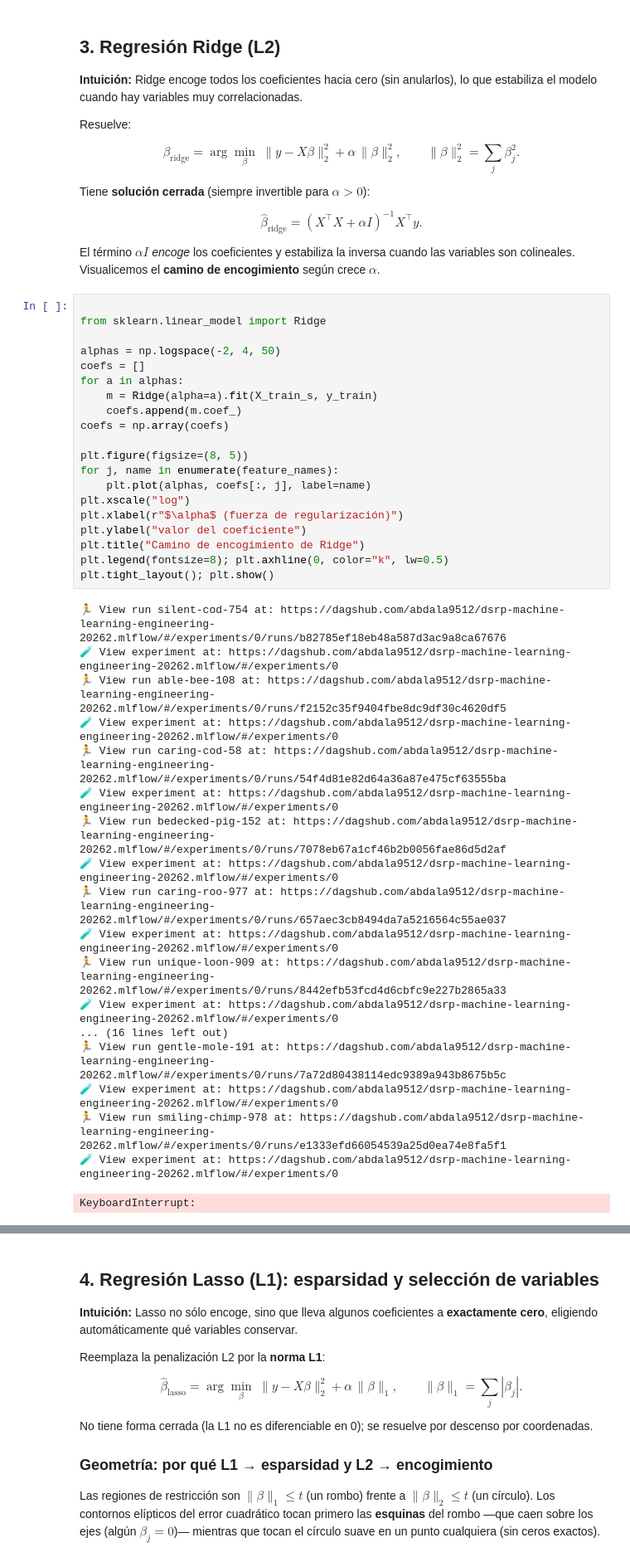
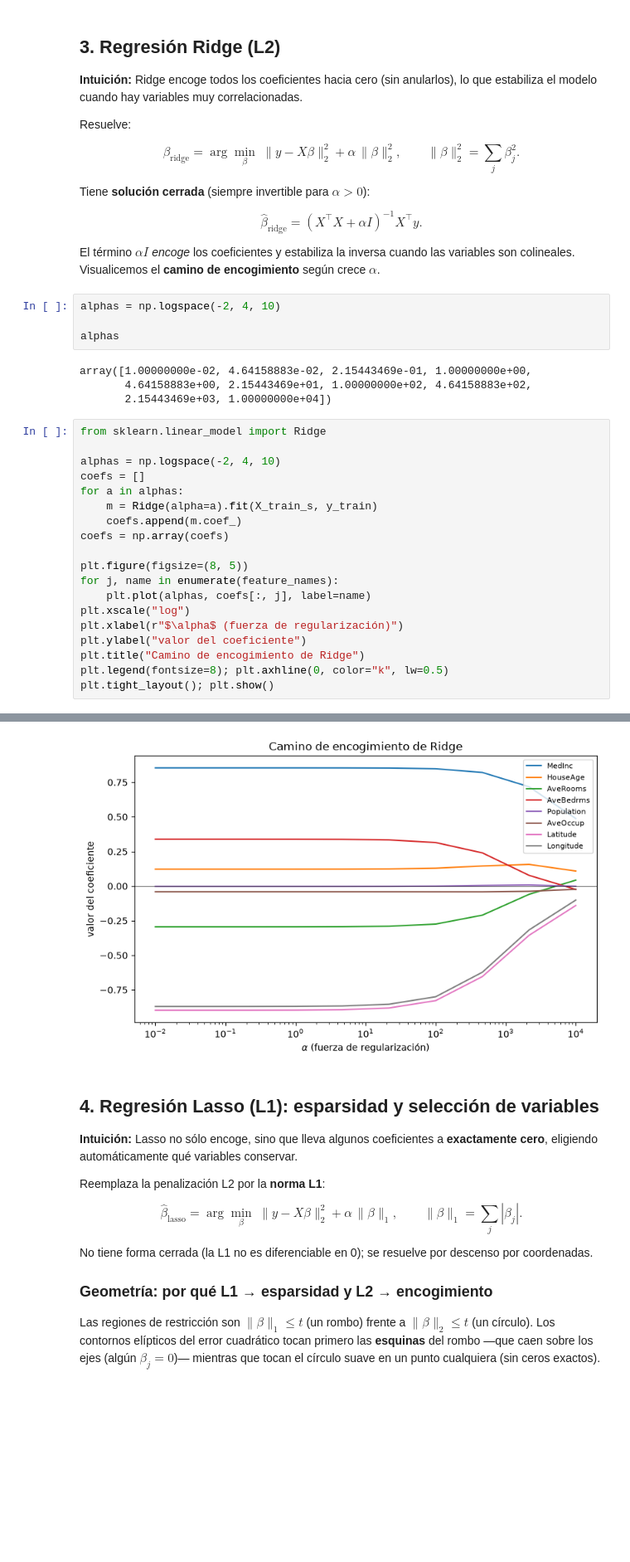
Before and after one commit to abdala9512/dsrp-machine-learning-engineering-20262, a Jupyter notebook: module2-advanced-ml/notebooks/01_regularization.ipynb, the cells around one changed output, grey strips where cells are left out. Shown at 83% size. Saved outputs shown, nothing was run; the diff lists cells and outputs as text; blank space fills up the shorter version.

```diff
--- a/module2-advanced-ml/notebooks/01_regularization.ipynb
+++ b/module2-advanced-ml/notebooks/01_regularization.ipynb
@@ -132,11 +134,18 @@ $$
 El término $\alpha I$ *encoge* los coeficientes y estabiliza la inversa cuando
 las variables son colineales. Visualicemos el **camino de encogimiento** según
 crece $\alpha$.
+# %%
+alphas = np.logspace(-2, 4, 10)
+
+alphas
+# %% [output]
+array([1.00000000e-02, 4.64158883e-02, 2.15443469e-01, 1.00000000e+00,
+       4.64158883e+00, 2.15443469e+01, 1.00000000e+02, 4.64158883e+02,
+       2.15443469e+03, 1.00000000e+04])
 # %%
-
 from sklearn.linear_model import Ridge
 
-alphas = np.logspace(-2, 4, 50)
+alphas = np.logspace(-2, 4, 10)
 coefs = []
 for a in alphas:
     m = Ridge(alpha=a).fit(X_train_s, y_train)
@@ -153,21 +162,3 @@ plt.title("Camino de encogimiento de Ridge")
 plt.legend(fontsize=8); plt.axhline(0, color="k", lw=0.5)
 plt.tight_layout(); plt.show()
 # %% [output]
-🏃 View run silent-cod-754 at: https://dagshub.com/abdala9512/dsrp-machine-learning-engineering-20262.mlflow/#/experiments/0/runs/b82785ef18eb48a587d3ac9a8ca67676
-🧪 View experiment at: https://dagshub.com/abdala9512/dsrp-machine-learning-engineering-20262.mlflow/#/experiments/0
-🏃 View run able-bee-108 at: https://dagshub.com/abdala9512/dsrp-machine-learning-engineering-20262.mlflow/#/experiments/0/runs/f2152c35f9404fbe8dc9df30c4620df5
-🧪 View experiment at: https://dagshub.com/abdala9512/dsrp-machine-learning-engineering-20262.mlflow/#/experiments/0
-🏃 View run caring-cod-58 at: https://dagshub.com/abdala9512/dsrp-machine-learning-engineering-20262.mlflow/#/experiments/0/runs/54f4d81e82d64a36a87e475cf63555ba
-🧪 View experiment at: https://dagshub.com/abdala9512/dsrp-machine-learning-engineering-20262.mlflow/#/experiments/0
-🏃 View run bedecked-pig-152 at: https://dagshub.com/abdala9512/dsrp-machine-learning-engineering-20262.mlflow/#/experiments/0/runs/7078eb67a1cf46b2b0056fae86d5d2af
-🧪 View experiment at: https://dagshub.com/abdala9512/dsrp-machine-learning-engineering-20262.mlflow/#/experiments/0
-🏃 View run caring-roo-977 at: https://dagshub.com/abdala9512/dsrp-machine-learning-engineering-20262.mlflow/#/experiments/0/runs/657aec3cb8494da7a5216564c55ae037
-🧪 View experiment at: https://dagshub.com/abdala9512/dsrp-machine-learning-engineering-20262.mlflow/#/experiments/0
-🏃 View run unique-loon-909 at: https://dagshub.com/abdala9512/dsrp-machine-learning-engineering-20262.mlflow/#/experiments/0/runs/8442efb53fcd4d6cbfc9e227b2865a33
-🧪 View experiment at: https://dagshub.com/abdala9512/dsrp-machine-learning-engineering-20262.mlflow/#/experiments/0
-... (16 lines left out)
-🏃 View run gentle-mole-191 at: https://dagshub.com/abdala9512/dsrp-machine-learning-engineering-20262.mlflow/#/experiments/0/runs/7a72d80438114edc9389a943b8675b5c
-🧪 View experiment at: https://dagshub.com/abdala9512/dsrp-machine-learning-engineering-20262.mlflow/#/experiments/0
-🏃 View run smiling-chimp-978 at: https://dagshub.com/abdala9512/dsrp-machine-learning-engineering-20262.mlflow/#/experiments/0/runs/e1333efd66054539a25d0ea74e8fa5f1
-🧪 View experiment at: https://dagshub.com/abdala9512/dsrp-machine-learning-engineering-20262.mlflow/#/experiments/0
-KeyboardInterrupt:
@@ -175,3 +165,4 @@ WARNING:tornado.general:Got events for closed stream <zmq.eventloop.zmqstream.ZM
+[figure, added]
 # %% [markdown]
 ## 4. Regresión Lasso (L1): esparsidad y selección de variables
 
```
Also changed, not shown: parts of 8 cells of this notebook, 24 other files.
